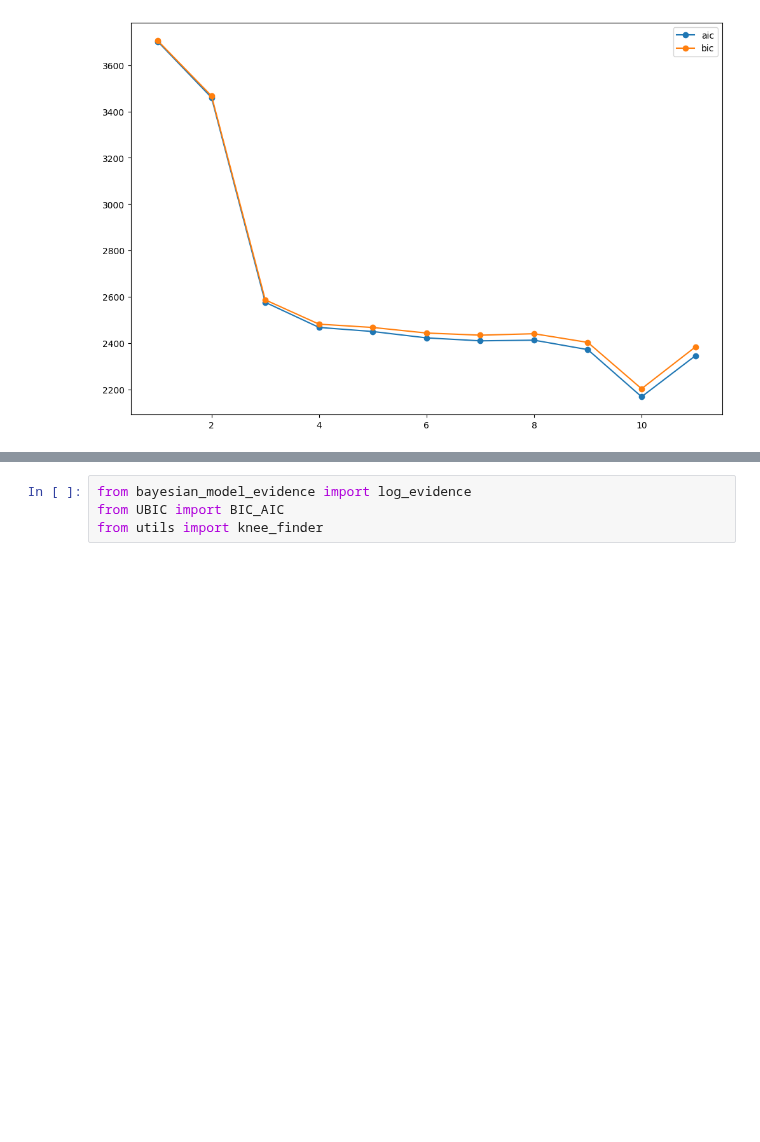
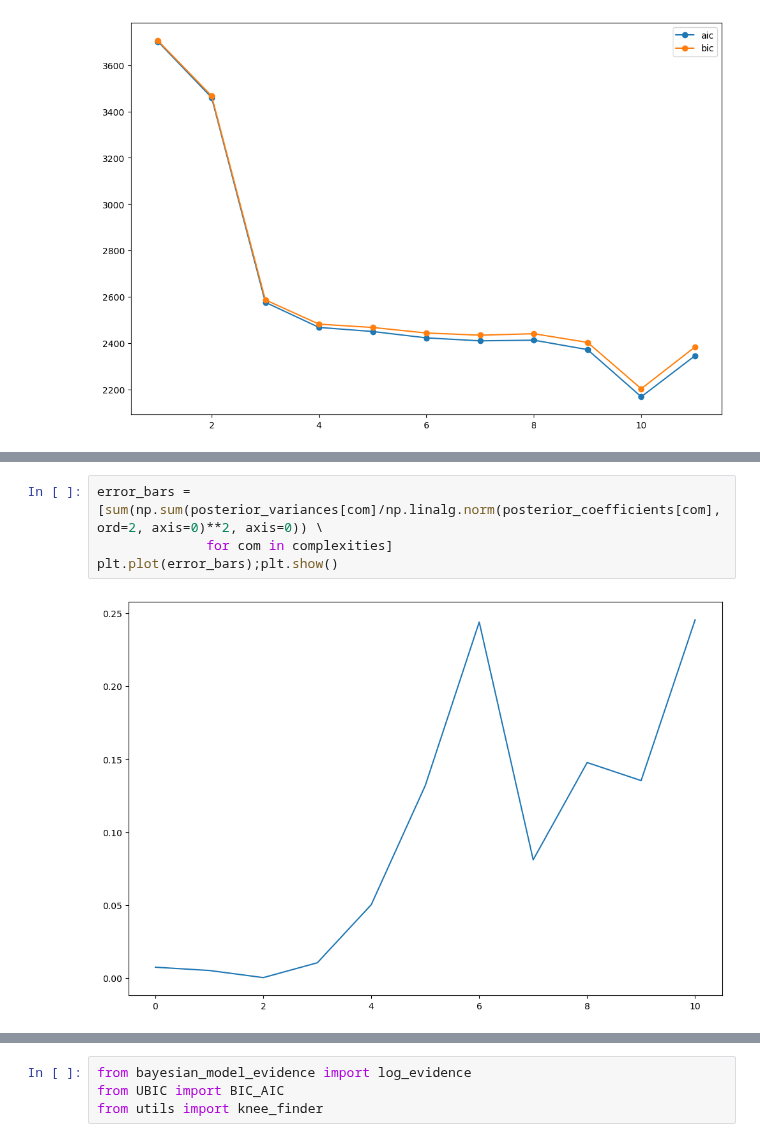
Before and after one commit to Pongpisit-Thanasutives/parametric-discovery, a Jupyter notebook: Spatial_KS_Equation_Chaotic-DEV2.ipynb, the cells around one changed output, grey strips where cells are left out. Saved outputs shown, nothing was run; the diff lists cells and outputs as text; blank space fills up the shorter version.

```diff
--- a/Spatial_KS_Equation_Chaotic-DEV2.ipynb
+++ b/Spatial_KS_Equation_Chaotic-DEV2.ipynb
@@ -332,5 +355,11 @@ for indices in candidates:
 
     if len(indices) not in best_subsets: best_subsets[len(indices)] = (rss, uncert, indices)
     elif rss < best_subsets[len(indices)][0]: best_subsets[len(indices)] = (rss, uncert, indices)
+# %%
+error_bars = [sum(np.sum(posterior_variances[com]/np.linalg.norm(posterior_coefficients[com], ord=2, axis=0)**2, axis=0)) \
+              for com in complexities]
+plt.plot(error_bars);plt.show()
+# %% [output]
+[figure, added]
 # %%
 complexities = sorted(best_subsets.keys())
```
Also changed, not shown: parts of 16 cells of this notebook, 36 other files.
